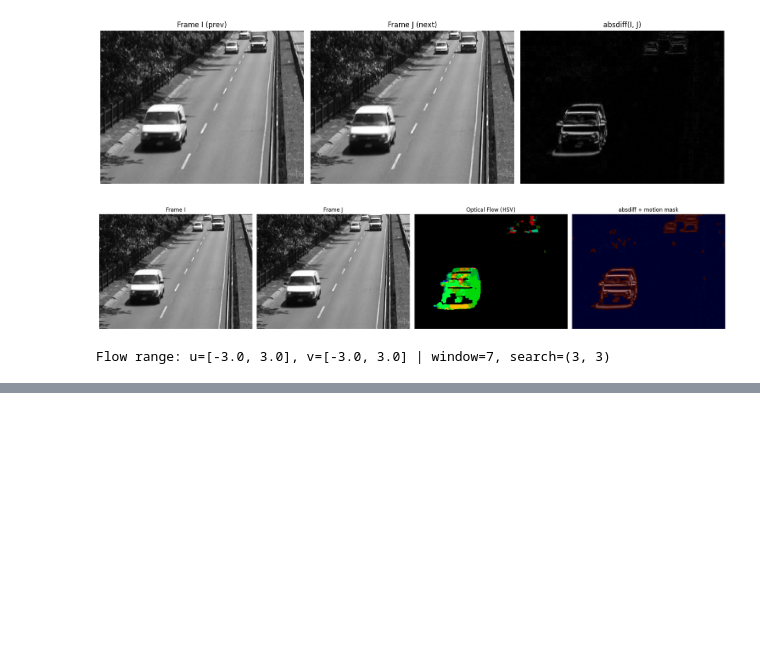
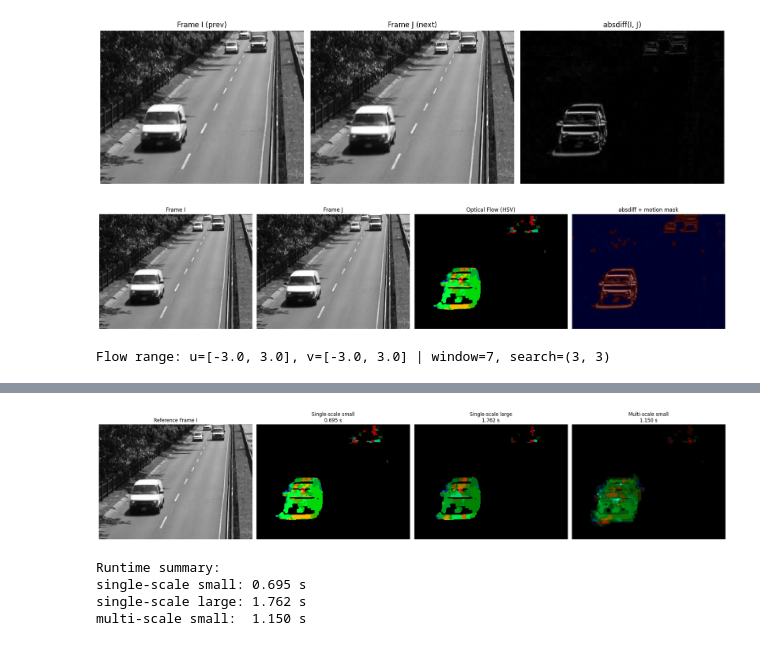
Before and after one commit to marcinwolder/zaawansowane-algorytmy-wizyjne, a Jupyter notebook: lab07/lab07.ipynb, the cells around one changed output, grey strips where cells are left out. Cells and saved outputs as stored; diff of their text form; code cells hidden in the pictures; blank space fills up the shorter version.

```diff
--- a/lab07/lab07.ipynb
+++ b/lab07/lab07.ipynb
@@ -241,0 +416,79 @@ Flow range: u=[-3.0, 3.0], v=[-3.0, 3.0] | window=7, search=(3, 3)
+# %%
+single_small_kwargs = dict(
+    I_gray=I,
+    J_gray=J,
+    window_size=7,
+    search_x=3,
+    search_y=3,
+    use_motion_mask=True,
+    diff_threshold=20,
+    dilate_kernel_size=5,
+    dilate_iterations=1,
+)
+
+single_large_kwargs = dict(
+    I_gray=I,
+    J_gray=J,
+    window_size=11,
+    search_x=5,
+    search_y=5,
+    use_motion_mask=True,
+    diff_threshold=20,
+    dilate_kernel_size=5,
+    dilate_iterations=1,
+)
+
+multi_kwargs = dict(
+    I_gray=I,
+    J_gray=J,
+    max_scale=3,
+    W2=3,
+    dX=3,
+    dY=3,
+    use_motion_mask=True,
+    diff_threshold=20,
+    dilate_kernel_size=5,
+    dilate_iterations=1,
+    show_scale_debug=False,
+)
+
+start = perf_counter()
+u_small, v_small, _ = block_matching_flow(**single_small_kwargs)
+t_small = perf_counter() - start
+
+start = perf_counter()
+u_large, v_large, _ = block_matching_flow(**single_large_kwargs)
+t_large = perf_counter() - start
+
+start = perf_counter()
+U_multi, V_multi = multiscale_block_matching_flow(**multi_kwargs)
+t_multi = perf_counter() - start
+
+flow_small_rgb = cv2.cvtColor(flow_to_bgr_hsv(u=u_small, v=v_small), cv2.COLOR_BGR2RGB)
+flow_large_rgb = cv2.cvtColor(flow_to_bgr_hsv(u=u_large, v=v_large), cv2.COLOR_BGR2RGB)
+flow_multi_rgb = cv2.cvtColor(flow_to_bgr_hsv(u=U_multi, v=V_multi), cv2.COLOR_BGR2RGB)
+
+fig, axes = plt.subplots(1, 4, figsize=(22, 5))
+axes[0].imshow(I, cmap="gray")
+axes[0].set_title("Reference Frame I")
+axes[1].imshow(flow_small_rgb)
+axes[1].set_title(f"Single-scale small\n{t_small:.3f} s")
+axes[2].imshow(flow_large_rgb)
+axes[2].set_title(f"Single-scale large\n{t_large:.3f} s")
+axes[3].imshow(flow_multi_rgb)
+axes[3].set_title(f"Multi-scale small\n{t_multi:.3f} s")
+for axis in axes:
+    axis.axis("off")
+plt.tight_layout()
+plt.show()
+
+print("Runtime summary:")
+print(f"single-scale small: {t_small:.3f} s")
+print(f"single-scale large: {t_large:.3f} s")
+print(f"multi-scale small:  {t_multi:.3f} s")
+# %% [output]
+[figure, added]
+Runtime summary:
+single-scale small: 0.695 s
+single-scale large: 1.762 s
+multi-scale small:  1.150 s
```
Also changed, not shown: parts of 6 cells of this notebook, 1 other file.
